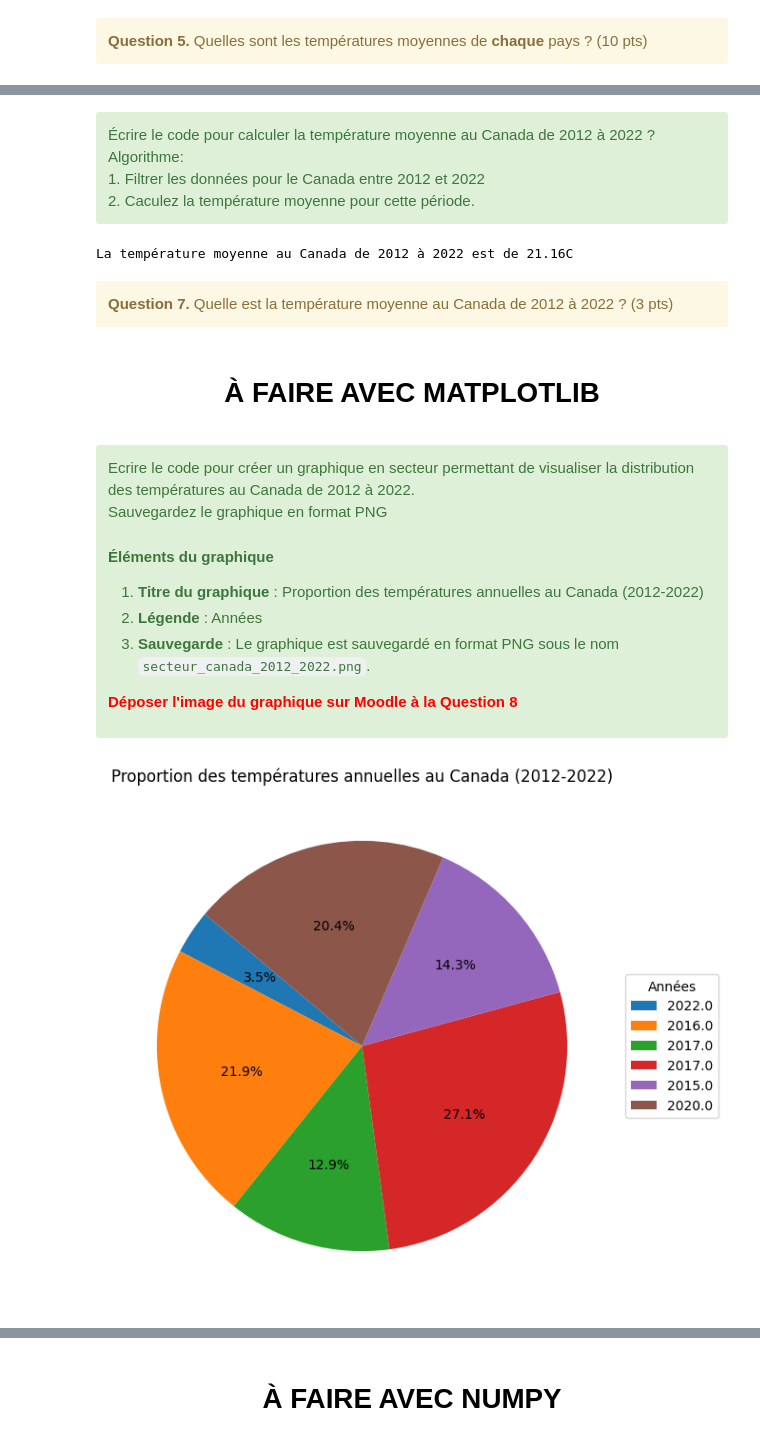
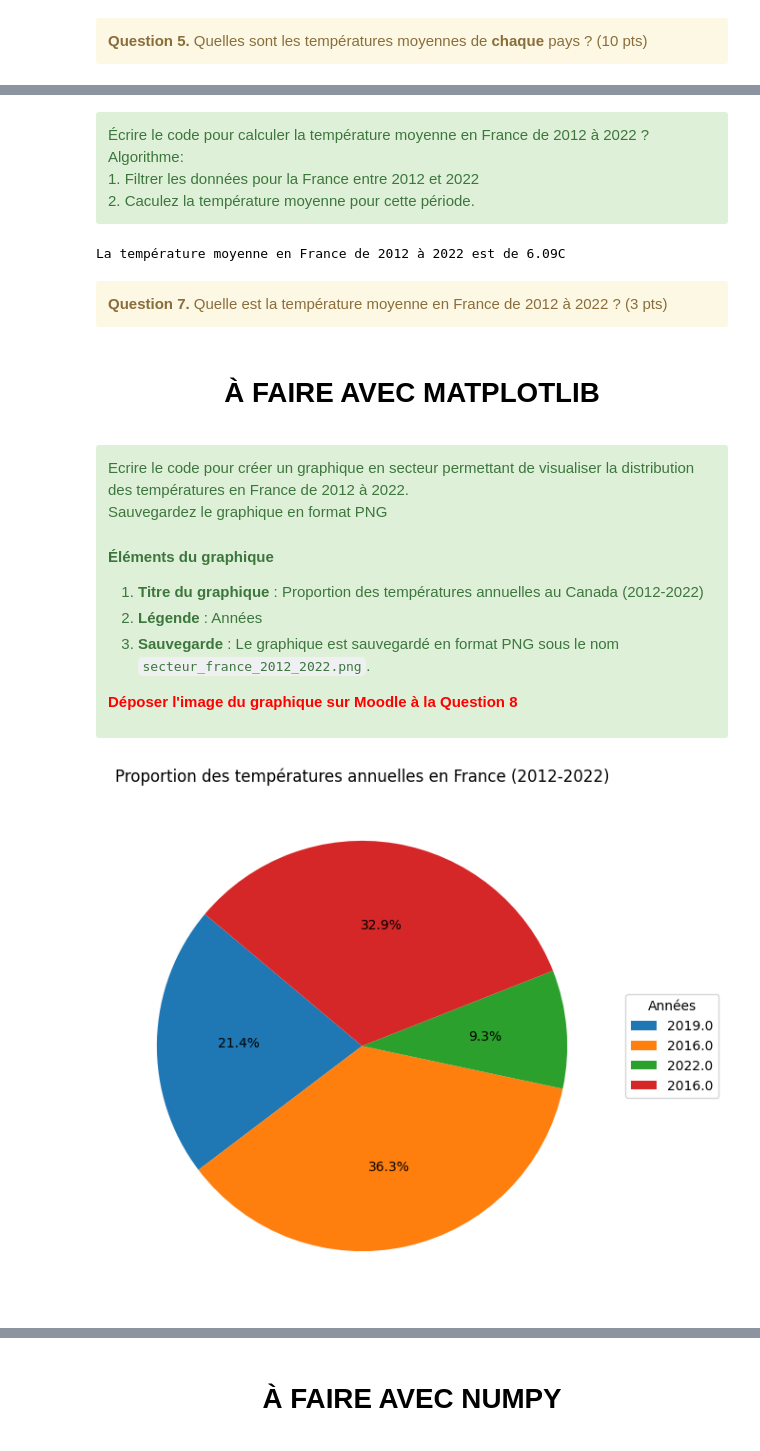
Before and after one commit to 420SN1RE/A24, a Jupyter notebook: projet/evaluation/groupe5_secteur/eval_projet_solutions.ipynb, the cells around one changed output, grey strips where cells are left out. Cells and saved outputs as stored; diff of their text form; code cells hidden in the pictures.

```diff
--- a/projet/evaluation/groupe5_secteur/eval_projet_solutions.ipynb
+++ b/projet/evaluation/groupe5_secteur/eval_projet_solutions.ipynb
@@ -33,7 +33,7 @@ import matplotlib.pyplot as plt
 import numpy as np
 
 # Extraction des données dans un dataframe
-df = pd.read_csv("eval_8.csv")
+df = pd.read_csv("eval_projet.csv")
 df.head(10)
 # %% [output]
 |  | Country | Year | Temperature |
@@ -255,12 +255,15 @@ Pour ce faire:<br>
 - Filtrer la ligne qui contient la température la plus basse <br>
 </div>
 # %%
+
 # Question 5
-df_canada = df[df['Pays'] == 'Canada'] #1pt
+df_france = df[df['Pays'] == 'France'] #1pt
+
 max = 0
-for t in df_canada['Température (C)']:  #2pts
-    if t > max:
-        annee = df_canada[df_canada['Température (C)'] == t] #2pts
+for t in df_france['Température (C)'].values:
+    if t > max:  #2pts
+        max = t
+        annee = df_france[df_france['Température (C)'] == max] #2pts
 
-print(f"L'année où il a fait le plus chaud au Canada est {annee['Année']}")   #1pt
+print(f"L'année où il a fait le plus chaud en France est {annee['Année']}")   #1pt
 # %% [output]
@@ -272,16 +275,16 @@ Name: Année, dtype: float64
 </div>
 # %% [markdown]
 <div class="alert alert-block alert-success">
-Écrire le code pour calculer la température moyenne au Canada de 2012 à 2022 ?<br>
+Écrire le code pour calculer la température moyenne en France de 2012 à 2022 ?<br>
 Algorithme:<br>
-1. Filtrer les données pour le Canada entre 2012 et 2022<br>
+1. Filtrer les données pour la France entre 2012 et 2022<br>
 2. Caculez la température moyenne pour cette période.<br>
 </div>
 # %%
 # Question 6
 
 # Filtrer les données pour le Canada entre 2012 et 2022
-df_10_ans = df_canada[(df_canada['Année'] >= 2012) & (df_canada['Année'] <= 2022)]
+df_10_ans = df_france[(df_france['Année'] >= 2012) & (df_france['Année'] <= 2022)]
 
 somme_temp = 0
 cpt = 0
@@ -293,54 +296,54 @@ for temp in df_10_ans["Température (C)"]:
 temp_moyenne = somme_temp / cpt
 
 # Afficher la température moyenne
-print(f"La température moyenne au Canada de 2012 à 2022 est de {round(temp_moyenne,2)}C")
+print(f"La température moyenne en France de 2012 à 2022 est de {round(temp_moyenne,2)}C")
 # %% [output]
-La température moyenne au Canada de 2012 à 2022 est de 21.16C
+La température moyenne en France de 2012 à 2022 est de 6.09C
 # %% [markdown]
 <div class="alert alert-block alert-warning">
-<b>Question 7. </b>Quelle est la température moyenne au Canada de 2012 à 2022 ? (3 pts)
+<b>Question 7. </b>Quelle est la température moyenne en France de 2012 à 2022 ? (3 pts)
 </div>
 # %% [markdown]
 <center><h1>À FAIRE AVEC MATPLOTLIB</h1></center>
 # %% [markdown]
 <div class="alert alert-block alert-success">
-Ecrire le code pour créer un graphique en secteur permettant de visualiser la distribution des températures au Canada de 2012 à 2022.<br>
+Ecrire le code pour créer un graphique en secteur permettant de visualiser la distribution des températures en France de 2012 à 2022.<br>
 Sauvegardez le graphique en format PNG <br>
 
 #### Éléments du graphique
 1. **Titre du graphique** : Proportion des températures annuelles au Canada (2012-2022)
 2. **Légende** : Années
-3. **Sauvegarde** : Le graphique est sauvegardé en format PNG sous le nom `secteur_canada_2012_2022.png`.
+3. **Sauvegarde** : Le graphique est sauvegardé en format PNG sous le nom `secteur_france_2012_2022.png`.
 
 <b style='color:red'>Déposer l'image du graphique sur Moodle à la Question 8</b>
 </div>
 # %%
 # Question 9
 
 #df_10_ans = df_canada[(df_canada['Année'] >= 2012) & (df_canada['Année'] <= 2022)]
 
 # Vérifier et corriger les valeurs négatives ou nulles
 df_10_ans = df_10_ans[df_10_ans['Température (C)'] > 0]
 
 # Créer le graphique en secteur
 plt.figure(figsize=(10, 7))
 
 secteurs, etiquettes, autotexts = plt.pie(df_10_ans['Température (C)'],  autopct='%1.1f%%', startangle=140)
 
 # Ajouter un titre
-plt.title('Proportion des températures annuelles au Canada (2012-2022)')
+plt.title('Proportion des températures annuelles en France (2012-2022)')
 
 # Ajouter une légende
 plt.legend(secteurs, df_10_ans['Année'], title="Années", loc="center left", bbox_to_anchor=(1, 0, 0.5, 1))
 
 # Sauvegarder le graphique en format PNG
-plt.savefig('secteur_canada_2012_2022.png')
+plt.savefig('secteur_france_2012_2022.png')
 
 # Afficher le graphique
 plt.show()
 
 #df_10_ans
 # %% [output]
-[figure, old version]
+[figure, new version]
 # %% [markdown]
 <div class="alert alert-block alert-success">
```
Also changed, not shown: parts of 19 cells of this notebook, 40 other files.
